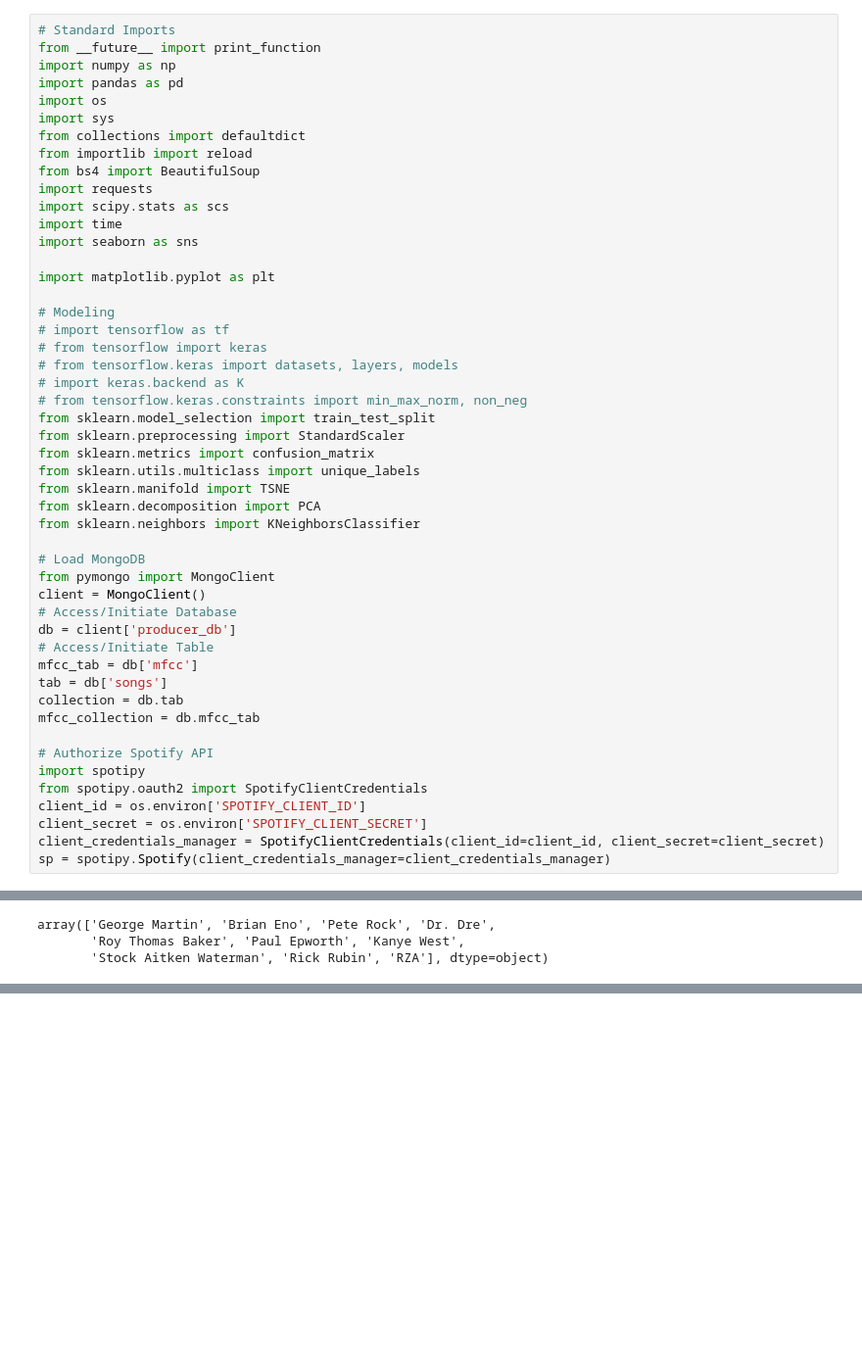
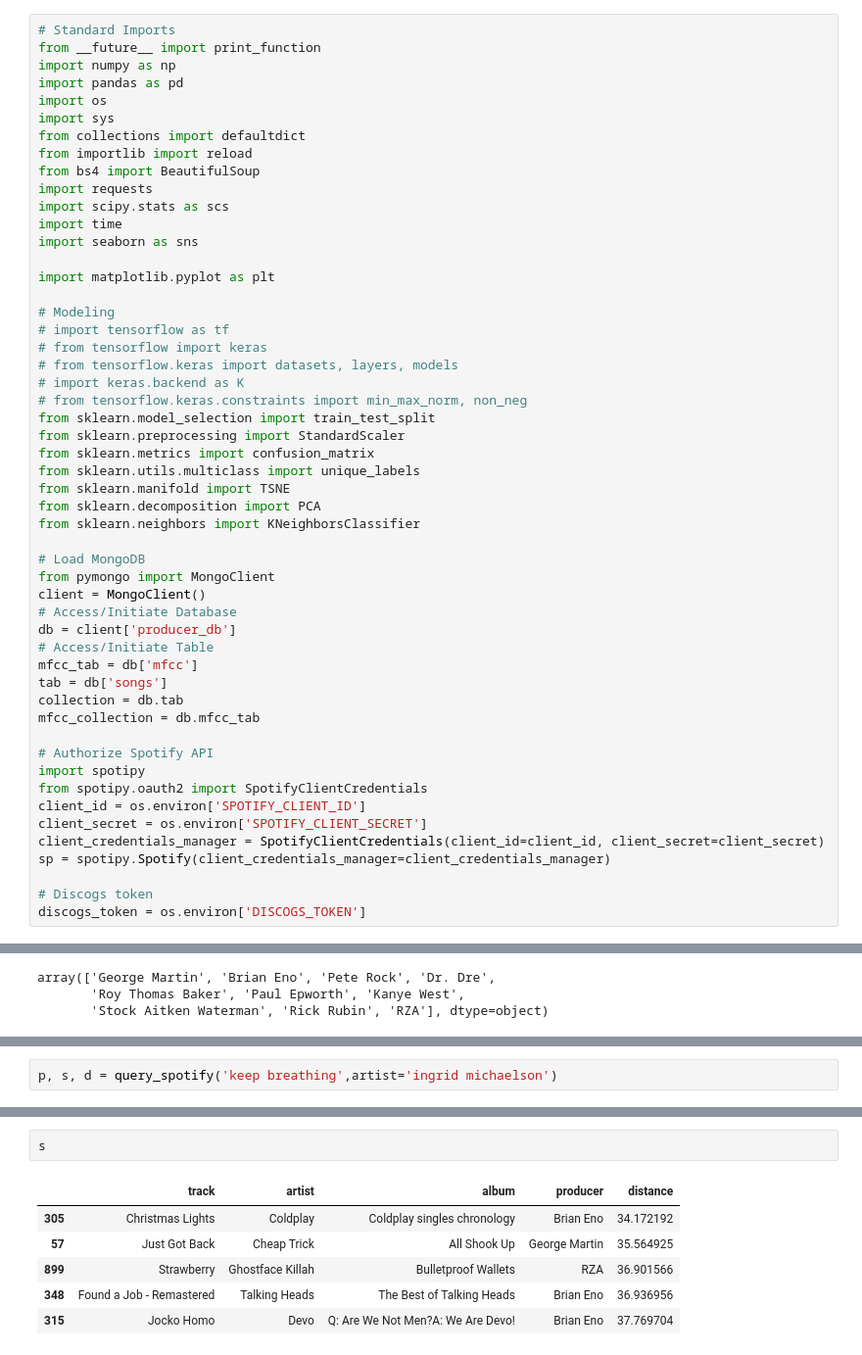
Before and after one commit to mhfisch/production-value, a Jupyter notebook: model_for_web.ipynb, the cells around one changed output, grey strips where cells are left out. Shown at 98% size. Drawn from its saved outputs; the diff is of its cells as text; blank space fills up the shorter version.

```diff
--- a/model_for_web.ipynb
+++ b/model_for_web.ipynb
@@ -68,6 +68,9 @@ client_id = os.environ['SPOTIFY_CLIENT_ID']
 client_secret = os.environ['SPOTIFY_CLIENT_SECRET']
 client_credentials_manager = SpotifyClientCredentials(client_id=client_id, client_secret=client_secret)
 sp = spotipy.Spotify(client_credentials_manager=client_credentials_manager)
+
+# Discogs token
+discogs_token = os.environ['DISCOGS_TOKEN']
 # %%
 # Create a Pandas DataFrame of the Data
 song_data_list = []
@@ -353,0 +408,2 @@ array(['George Martin', 'Brian Eno', 'Pete Rock', 'Dr. Dre',
+# %%
+p, s, d = query_spotify('keep breathing',artist='ingrid michaelson')
@@ -353,0 +418,9 @@ array(['George Martin', 'Brian Eno', 'Pete Rock', 'Dr. Dre',
+# %%
+s
+# %% [output]
+|  | track | artist | album | producer | distance |
+| 305 | Christmas Lights | Coldplay | Coldplay singles chronology | Brian Eno | 34.172192 |
+| 57 | Just Got Back | Cheap Trick | All Shook Up | George Martin | 35.564925 |
+| 899 | Strawberry | Ghostface Killah | Bulletproof Wallets | RZA | 36.901566 |
+| 348 | Found a Job - Remastered | Talking Heads | The Best of Talking Heads | Brian Eno | 36.936956 |
+| 315 | Jocko Homo | Devo | Q: Are We Not Men?A: We Are Devo! | Brian Eno | 37.769704 |
```
Also changed, not shown: parts of 19 cells of this notebook.
